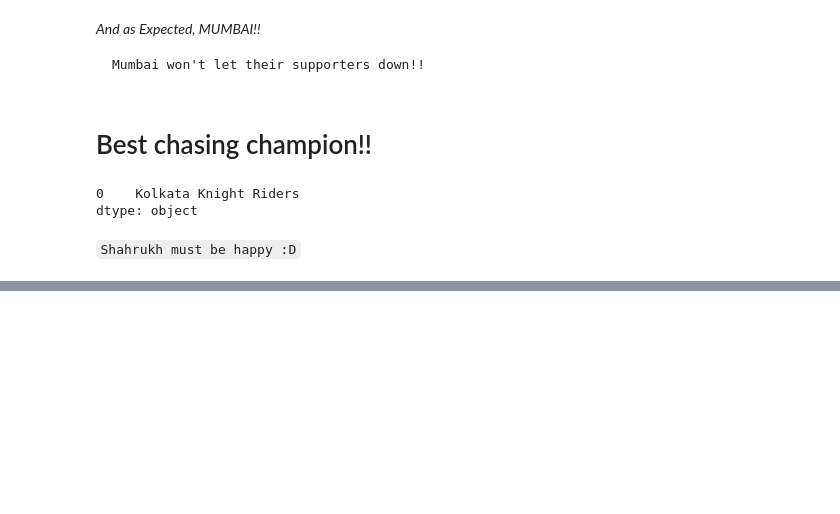
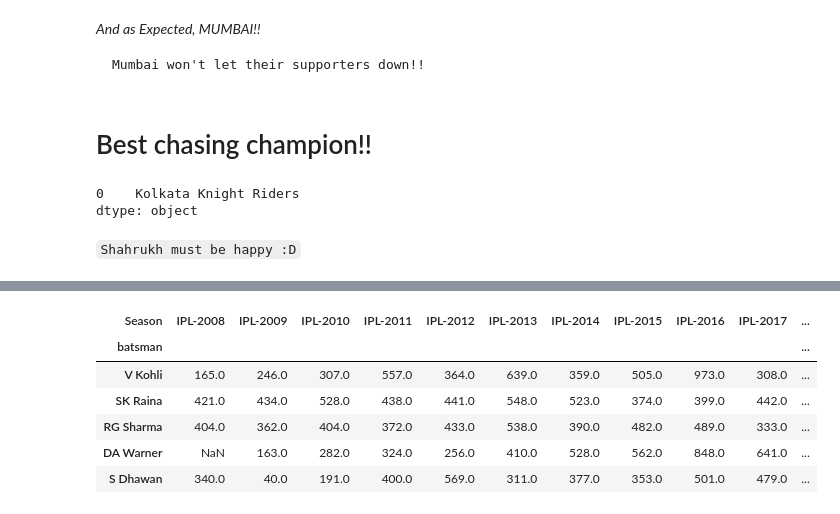
Before and after one commit to Rishabh1928/IPL-T20-Cricket-Analysis, a Jupyter notebook: Rishabh_Kesarwani_24_02_2021_[ABTN0104]_IPL_T20_Cricket_Analysis_Capstone_Project.ipynb, the cells around one changed output, grey strips where cells are left out. Cells and saved outputs as stored; diff of their text form; code cells hidden in the pictures; blank space fills up the shorter version.

```diff
--- a/Rishabh_Kesarwani_24_02_2021_[ABTN0104]_IPL_T20_Cricket_Analysis_Capstone_Project.ipynb
+++ b/Rishabh_Kesarwani_24_02_2021_[ABTN0104]_IPL_T20_Cricket_Analysis_Capstone_Project.ipynb
@@ -855,0 +1070,12 @@ matches_df.head()
+# %%
+# performing left join on id season
+
+
+bats_df = id_season.merge(batsman_df , left_on = "id" , right_on = "match_id" , how = "left")
+
+bats_df.head()
+
+
+# Alternatively we can do this directly without creating id_season df
+
+# matches_df[["id" , "Season"]].merge(a , left_on = "id" , right_on = "match_id" , how = "left")
@@ -855,0 +1101,27 @@ matches_df.head()
+# %%
+# now again performing groupby on batsman and season to get the runs by batsman each season by performing agg on batsman runs
+
+batsman_runs_per_season = bats_df.groupby(["Season" , "batsman"])["batsman_runs"].sum().reset_index()
+# batsman_runs_per_season.head()
+
+# unstacking and taking transpose to get the name of player as variable and season as record
+
+batsman_runs_per_season = bats_df.groupby(["Season" , "batsman"])["batsman_runs"].sum().unstack().T
+# batsman_runs_per_season.head()
+
+# creating a new column total runs that will contain the total runs scored by each player
+batsman_runs_per_season["total_runs"] = batsman_runs_per_season.sum(axis = 1)
+# batsman_runs_per_season.head()
+
+# getting top 5 batsman (we have similar data in avg strike rate csv but we dont have season wise info there)
+
+top5_batsman = batsman_runs_per_season.sort_values(by="total_runs" , ascending= False)[0:5]
+top5_batsman
+# %% [output]
+| Season | IPL-2008 | IPL-2009 | IPL-2010 | IPL-2011 | IPL-2012 | IPL-2013 | IPL-2014 | IPL-2015 | IPL-2016 | IPL-2017 | ... |
+| batsman |  |  |  |  |  |  |  |  |  |  | ... |
+| V Kohli | 165.0 | 246.0 | 307.0 | 557.0 | 364.0 | 639.0 | 359.0 | 505.0 | 973.0 | 308.0 | ... |
+| SK Raina | 421.0 | 434.0 | 528.0 | 438.0 | 441.0 | 548.0 | 523.0 | 374.0 | 399.0 | 442.0 | ... |
+| RG Sharma | 404.0 | 362.0 | 404.0 | 372.0 | 433.0 | 538.0 | 390.0 | 482.0 | 489.0 | 333.0 | ... |
+| DA Warner | NaN | 163.0 | 282.0 | 324.0 | 256.0 | 410.0 | 528.0 | 562.0 | 848.0 | 641.0 | ... |
+| S Dhawan | 340.0 | 40.0 | 191.0 | 400.0 | 569.0 | 311.0 | 377.0 | 353.0 | 501.0 | 479.0 | ... |
```
Also changed, not shown: parts of 49 cells of this notebook.
